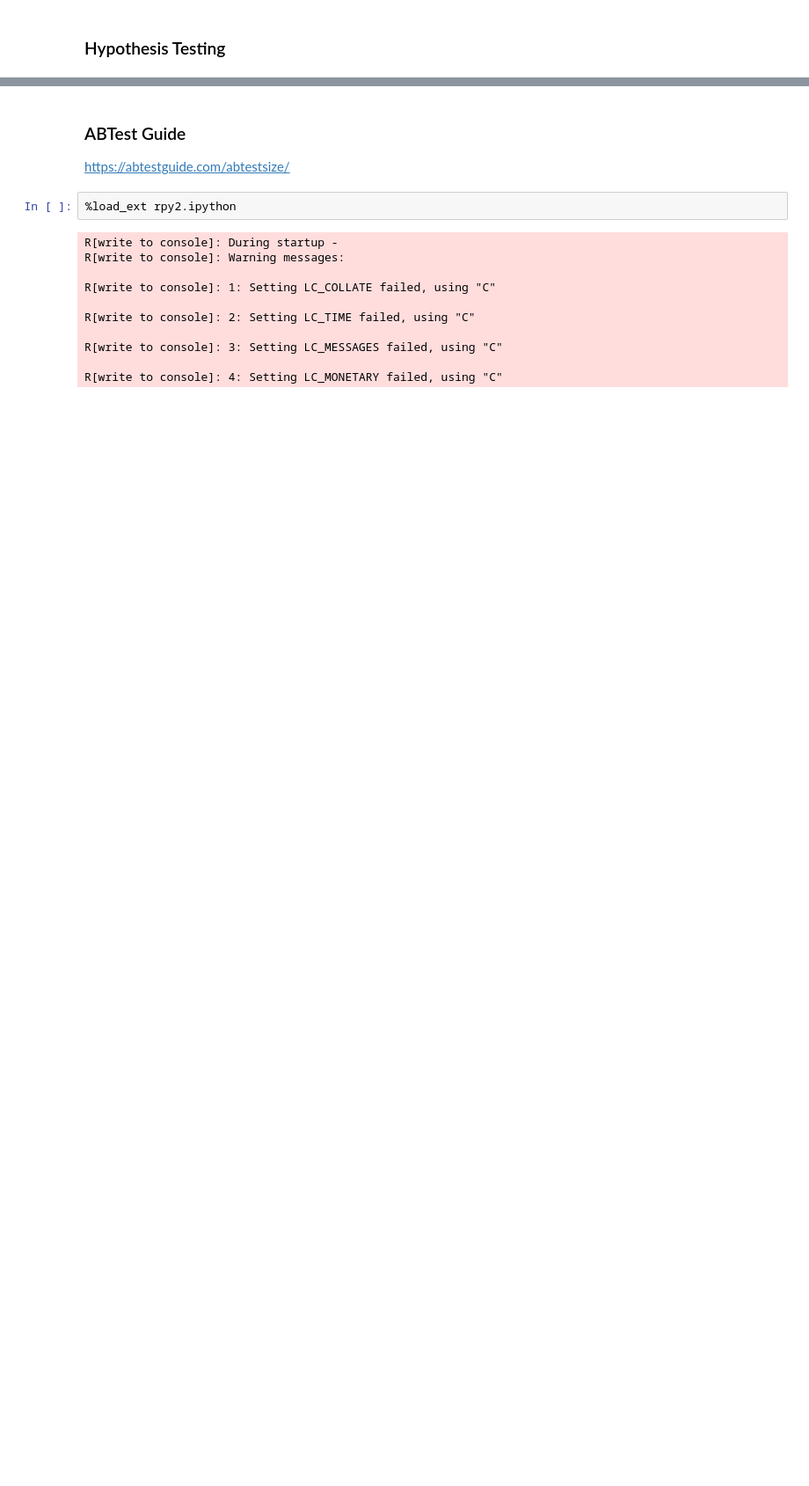
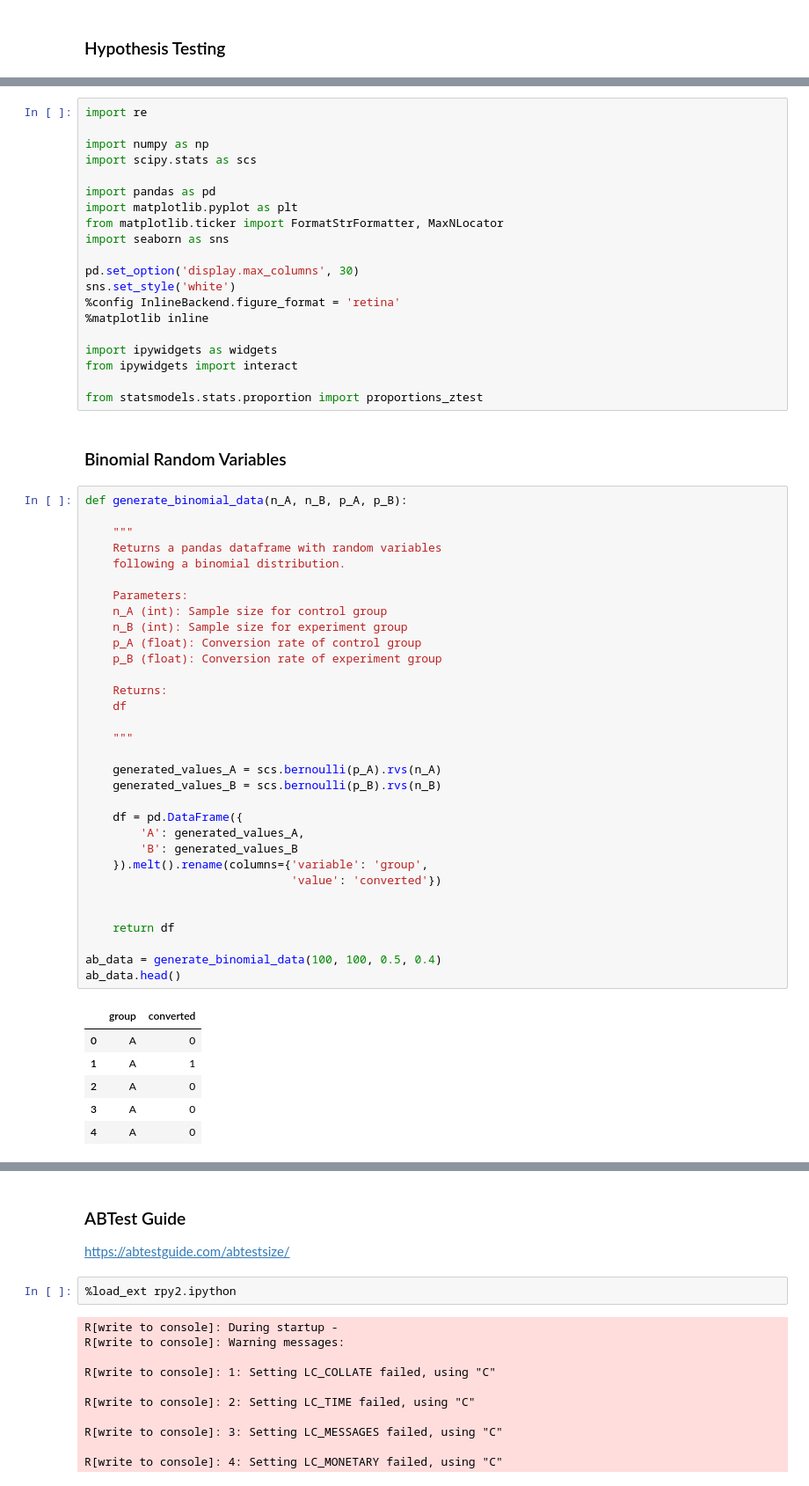
Before and after one commit to samanthansr/statistics-cookbook, a Jupyter notebook: statistics-cookbook.ipynb, the cells around one changed output, grey strips where cells are left out. Shown: that part at 88% size. Cells and saved outputs as stored; diff of their text form; blank space fills up the shorter version.

```diff
--- a/statistics-cookbook.ipynb
+++ b/statistics-cookbook.ipynb
@@ -2,0 +6,61 @@
+# %%
+import re
+
+import numpy as np
+import scipy.stats as scs
+
+import pandas as pd
+import matplotlib.pyplot as plt
+from matplotlib.ticker import FormatStrFormatter, MaxNLocator
+import seaborn as sns
+
+pd.set_option('display.max_columns', 30)
+sns.set_style('white')
+%config InlineBackend.figure_format = 'retina'
+%matplotlib inline
+
+import ipywidgets as widgets
+from ipywidgets import interact
+
+from statsmodels.stats.proportion import proportions_ztest
+# %% [markdown]
+### Binomial Random Variables
+# %%
+def generate_binomial_data(n_A, n_B, p_A, p_B):
+
+    """
+    Returns a pandas dataframe with random variables
+    following a binomial distribution.
+
+    Parameters:
+    n_A (int): Sample size for control group
+    n_B (int): Sample size for experiment group
+    p_A (float): Conversion rate of control group
+    p_B (float): Conversion rate of experiment group
+
+    Returns:
+    df
+
+    """
+
+    generated_values_A = scs.bernoulli(p_A).rvs(n_A)
+    generated_values_B = scs.bernoulli(p_B).rvs(n_B)
+
+    df = pd.DataFrame({
+        'A': generated_values_A,
+        'B': generated_values_B
+    }).melt().rename(columns={'variable': 'group',
+                              'value': 'converted'})
+
+
+    return df
+
+ab_data = generate_binomial_data(100, 100, 0.5, 0.4)
+ab_data.head()
+# %% [output]
+|  | group | converted |
+| 0 | A | 0 |
+| 1 | A | 1 |
+| 2 | A | 0 |
+| 3 | A | 0 |
+| 4 | A | 0 |
```
Also changed, not shown: parts of 24 cells of this notebook.
